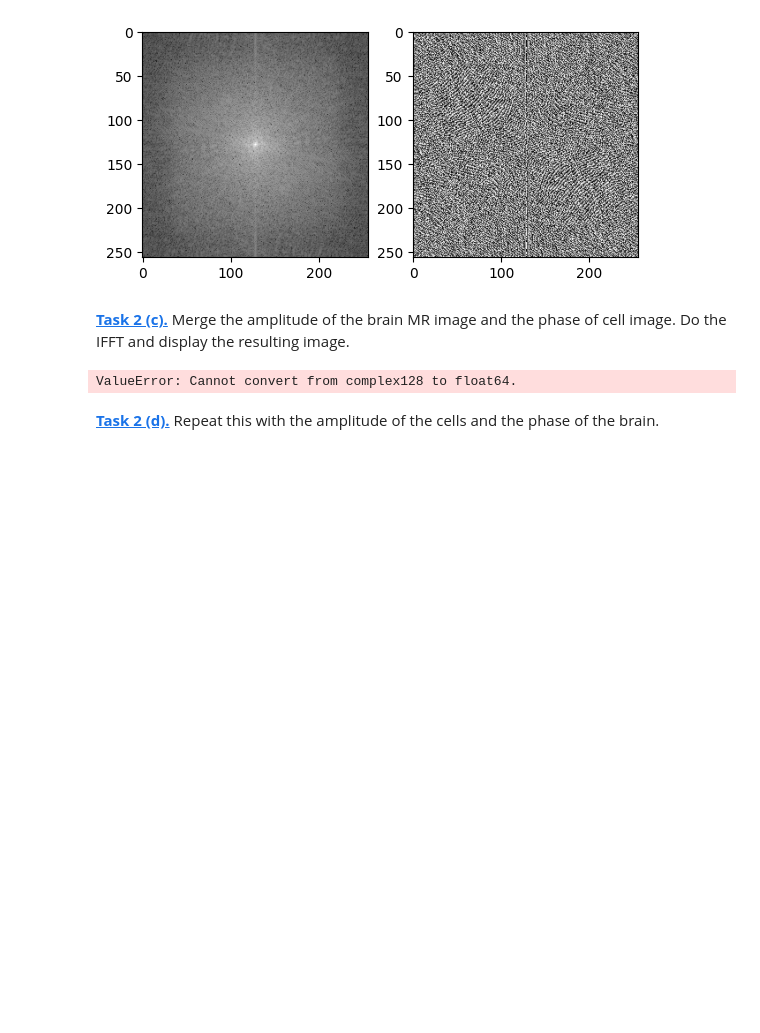
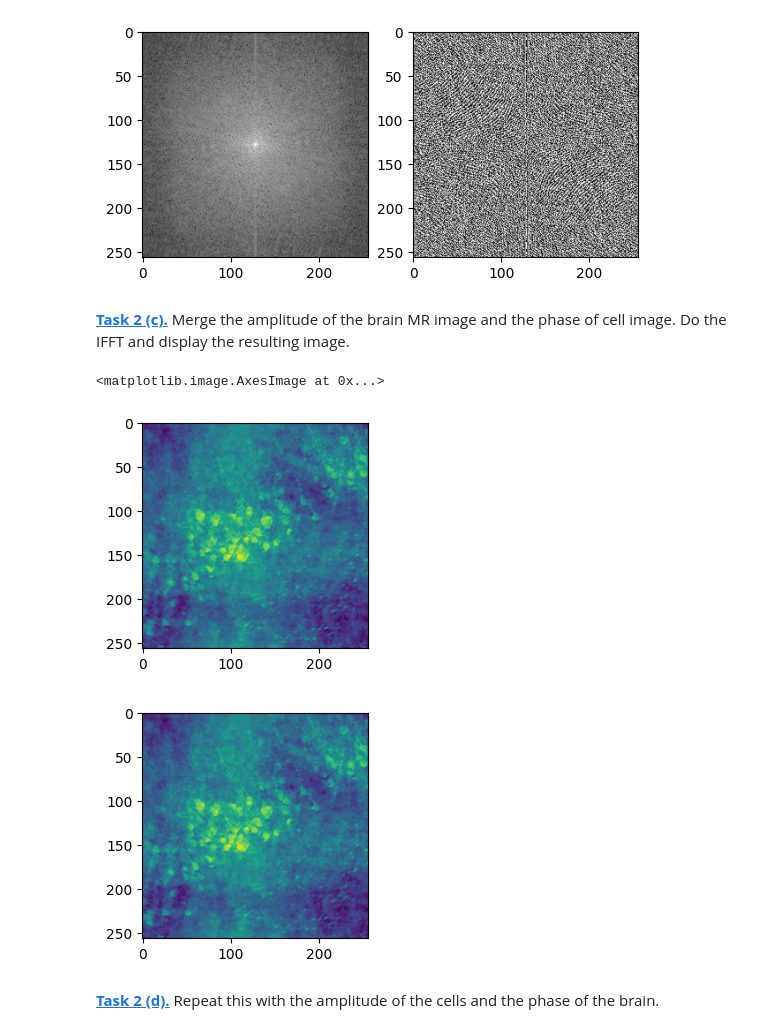
Before and after one commit to Bentrexte/mobi-fs5-python, a Jupyter notebook: fourier.ipynb, the cells around one changed output. Drawn from its saved outputs; the diff is of its cells as text; code cells hidden in the pictures; blank space fills up the shorter version.

```diff
--- a/fourier.ipynb
+++ b/fourier.ipynb
@@ -111,16 +111,28 @@ def to_complex_array(amplitude_array, phase_array):
     return amplitude_array * np.exp(1j * phase_array)
 # %% [markdown]
 **[Task 2 (c).]()** Merge the amplitude of the brain MR image and the phase of cell image. Do the IFFT and display the resulting image.
-# %%
-merged_non_shift = to_complex_array(amplitude_MR, phase)
-merged_shift = to_complex_array(amplitude_MR_shift, phase_shift)
-
-merged_non_shift = resize(merged_non_shift, output_shape = (256,256))
-plt.imshow(merged_non_shift)
-
-merged_shift = resize(merged_shift, output_shape = (256,256))
-plt.imshow(merged_shift)
-# %% [output]
-ValueError: Cannot convert from complex128 to float64.
+# %%
+merged_non_shift = to_complex_array(amplitude_MR, phase)
+merged_shift = to_complex_array(amplitude_MR_shift, phase_shift)
+
+merged_complex_shift = np.fft.ifftshift(merged_shift)
+
+merged_image_shift = np.fft.ifft2(merged_complex_shift)
+merged_image_no_shift = np.fft.ifft2(merged_non_shift)
+
+merged_image_shift1 = np.real(merged_image_shift)
+merged_image_no_shift1 = np.real(merged_image_no_shift)
+
+plt.figure()
+plt.subplot(1, 2, 1)
+plt.imshow(merged_image_shift1)
+
+plt.figure()
+plt.subplot(1, 2, 1)
+plt.imshow(merged_image_no_shift1)
+# %% [output]
+<matplotlib.image.AxesImage at 0x...>
+[figure, added]
+[figure, added]
 # %% [markdown]
 **[Task 2 (d).]()** Repeat this with the amplitude of the cells and the phase of the brain.
```
Also changed, not shown: parts of 6 cells of this notebook.
